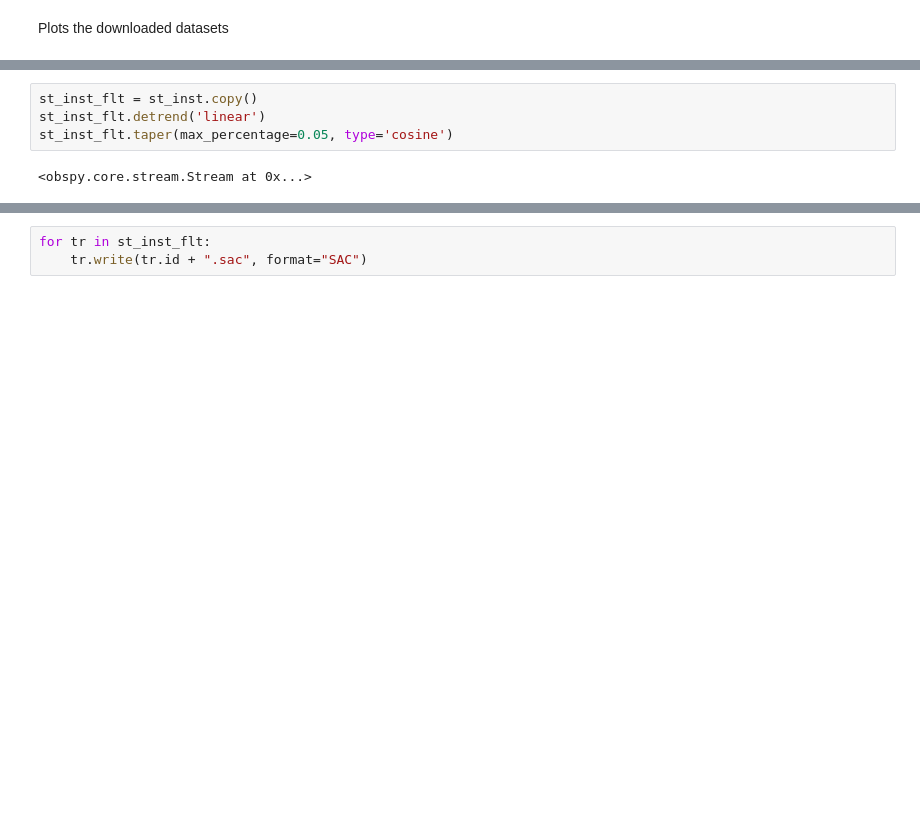
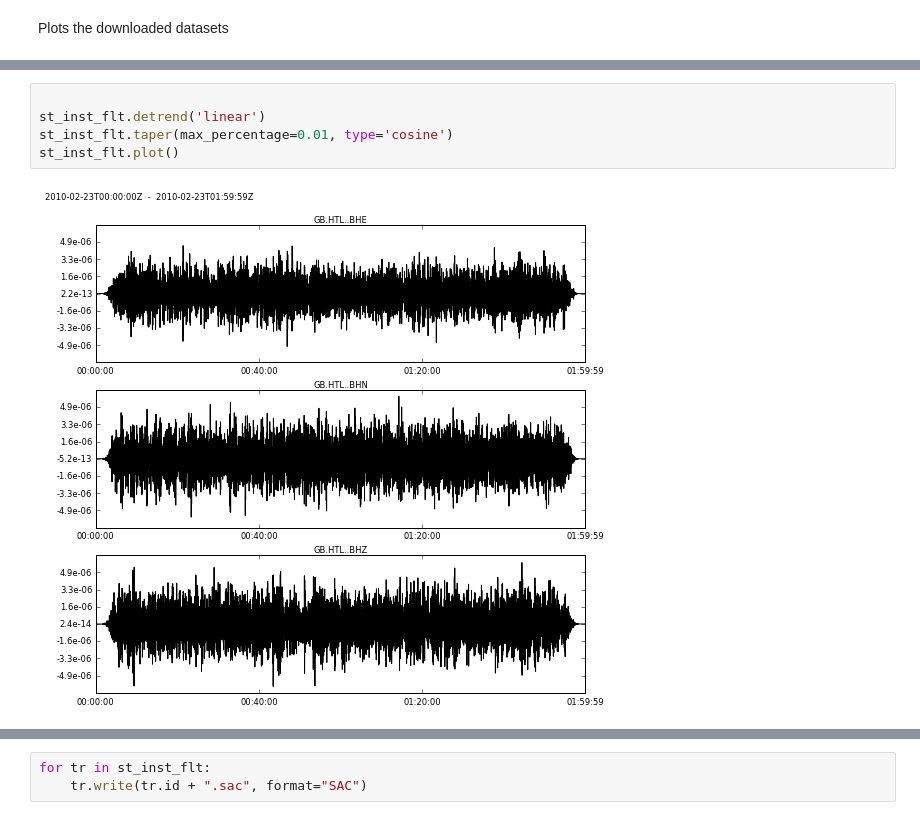
Before and after one commit to AntonyButcher/Data_call, a Jupyter notebook: Data_fdsn.ipynb, the cells around one changed output, grey strips where cells are left out. Drawn from its saved outputs; the diff is of its cells as text; blank space fills up the shorter version.

```diff
--- a/Data_fdsn.ipynb
+++ b/Data_fdsn.ipynb
@@ -48,6 +54,7 @@ st_inst.plot()
 # %%
-st_inst_flt = st_inst.copy()
+
 st_inst_flt.detrend('linear')
-st_inst_flt.taper(max_percentage=0.05, type='cosine')
+st_inst_flt.taper(max_percentage=0.01, type='cosine')
+st_inst_flt.plot()
 # %% [output]
-<obspy.core.stream.Stream at 0x...>
+[figure, added]
```
Also changed, not shown: parts of 12 cells of this notebook, 3 other files.
